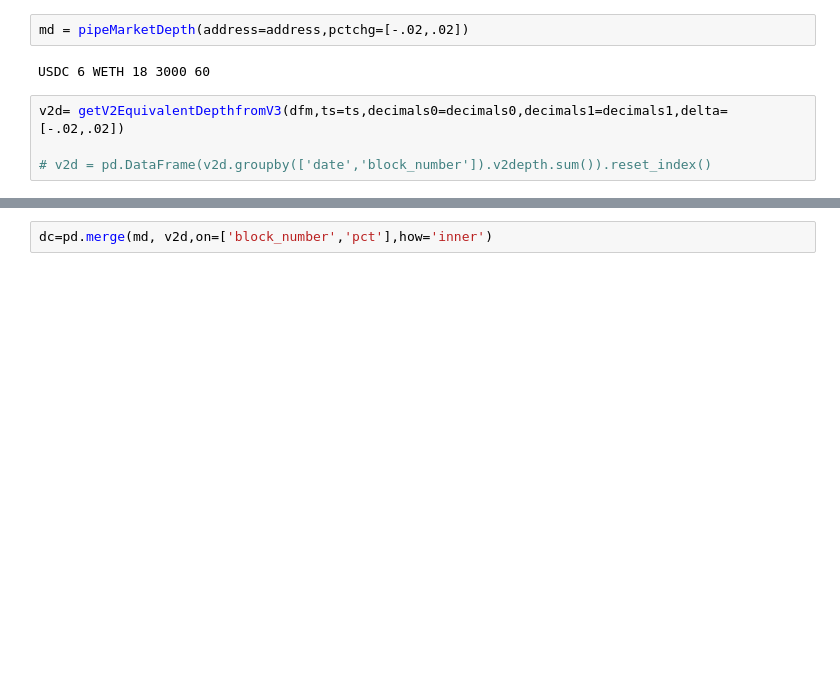
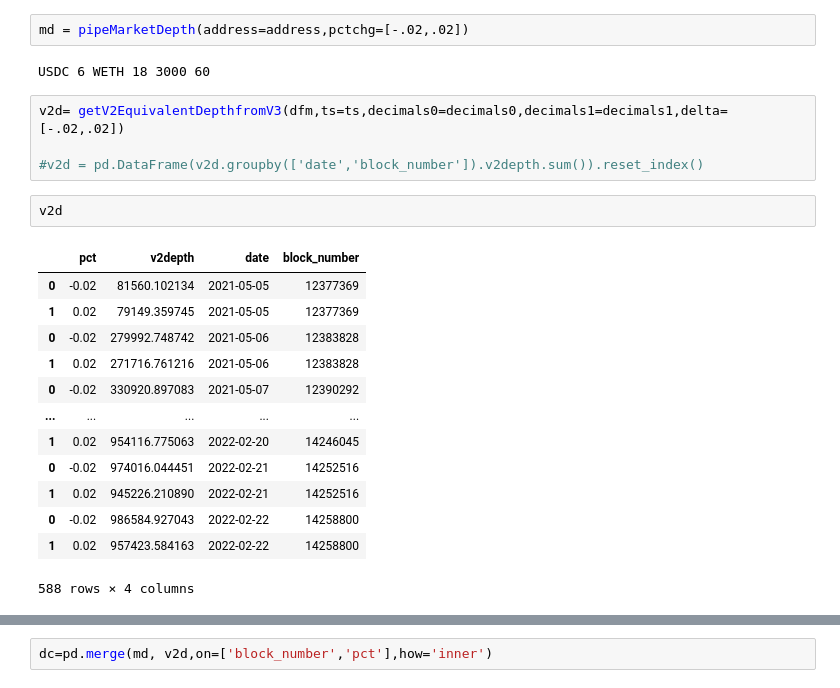
Before and after one commit to Uniswap/v3-market-depth-study, a Jupyter notebook: Compare-V2-V3.ipynb, the cells around one changed output, grey strips where cells are left out. Cells and saved outputs as stored; diff of their text form; blank space fills up the shorter version.

```diff
--- a/Compare-V2-V3.ipynb
+++ b/Compare-V2-V3.ipynb
@@ -106,4 +110,20 @@ USDC 6 WETH 18 3000 60
 # %%
 v2d= getV2EquivalentDepthfromV3(dfm,ts=ts,decimals0=decimals0,decimals1=decimals1,delta=[-.02,.02])
 
-# v2d = pd.DataFrame(v2d.groupby(['date','block_number']).v2depth.sum()).reset_index()
+#v2d = pd.DataFrame(v2d.groupby(['date','block_number']).v2depth.sum()).reset_index()
+# %%
+v2d
+# %% [output]
+|  | pct | v2depth | date | block_number |
+| 0 | -0.02 | 81560.102134 | 2021-05-05 | 12377369 |
+| 1 | 0.02 | 79149.359745 | 2021-05-05 | 12377369 |
+| 0 | -0.02 | 279992.748742 | 2021-05-06 | 12383828 |
+| 1 | 0.02 | 271716.761216 | 2021-05-06 | 12383828 |
+| 0 | -0.02 | 330920.897083 | 2021-05-07 | 12390292 |
+| ... | ... | ... | ... | ... |
+| 1 | 0.02 | 954116.775063 | 2022-02-20 | 14246045 |
+| 0 | -0.02 | 974016.044451 | 2022-02-21 | 14252516 |
+| 1 | 0.02 | 945226.210890 | 2022-02-21 | 14252516 |
+| 0 | -0.02 | 986584.927043 | 2022-02-22 | 14258800 |
+| 1 | 0.02 | 957423.584163 | 2022-02-22 | 14258800 |
+588 rows × 4 columns
```
Also changed, not shown: parts of 3 cells of this notebook.
